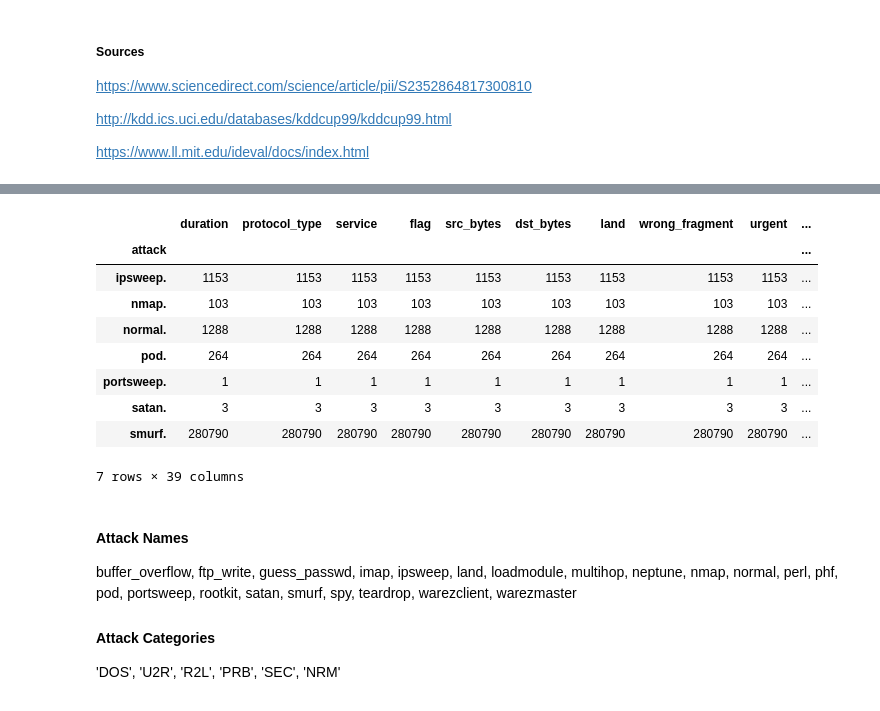
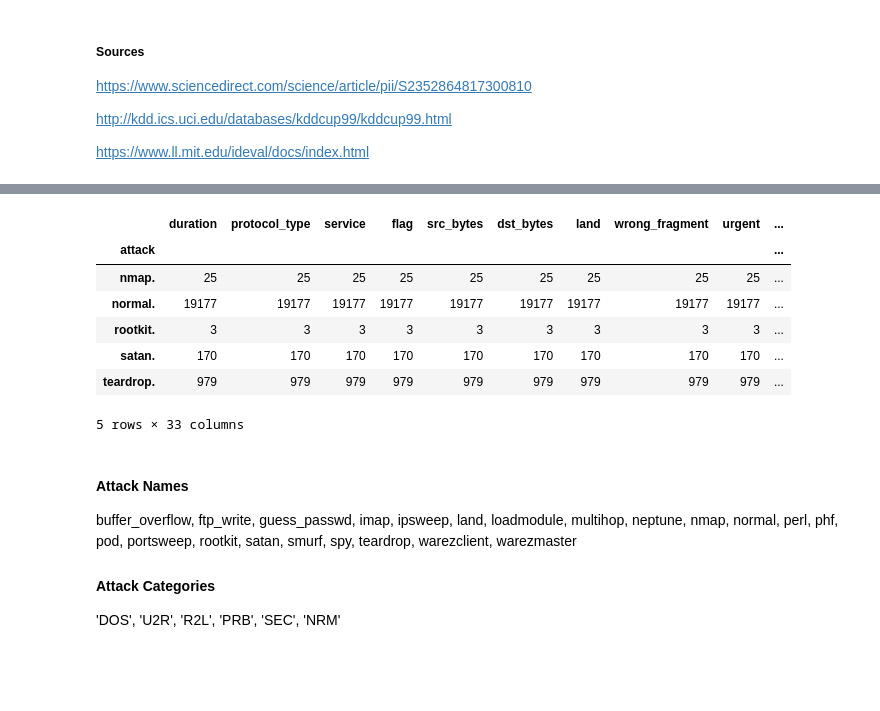
Before and after one commit to garrettjanderson/projects, a Jupyter notebook: cyberattacks.ipynb, the cells around one changed output, grey strips where cells are left out. Saved outputs shown, nothing was run; the diff lists cells and outputs as text; code cells hidden in the pictures; blank space fills up the shorter version.

```diff
--- a/cyberattacks.ipynb
+++ b/cyberattacks.ipynb
@@ -125,3 +107,7 @@ dtype: object
+# %%
+#Optional highly correlated cols to remove
+drop_cols = ['dst_host_count', 'dst_host_same_src_port_rate', 'srv_diff_host_rate','count','hot','logged_in']
+cyberdf.drop(drop_cols, axis = 1, inplace = True)
 # %%
 #create dfs for attack or not, attack category, attack name
 y_n_df = cyberdf.copy()
@@ -156,16 +156,14 @@ atk_cats_df.head()
 # %%
-cyberdf[cyberdf['protocol_type'] == 'icmp'].groupby(by = 'attack').count()
+cyberdf[cyberdf['protocol_type'] == 'udp'].groupby(by = 'attack').count()
 # %% [output]
 |  | duration | protocol_type | service | flag | src_bytes | dst_bytes | land | wrong_fragment | urgent | ... |
 | attack |  |  |  |  |  |  |  |  |  | ... |
-| ipsweep. | 1153 | 1153 | 1153 | 1153 | 1153 | 1153 | 1153 | 1153 | 1153 | ... |
-| nmap. | 103 | 103 | 103 | 103 | 103 | 103 | 103 | 103 | 103 | ... |
-| normal. | 1288 | 1288 | 1288 | 1288 | 1288 | 1288 | 1288 | 1288 | 1288 | ... |
-| pod. | 264 | 264 | 264 | 264 | 264 | 264 | 264 | 264 | 264 | ... |
-| portsweep. | 1 | 1 | 1 | 1 | 1 | 1 | 1 | 1 | 1 | ... |
-| satan. | 3 | 3 | 3 | 3 | 3 | 3 | 3 | 3 | 3 | ... |
-| smurf. | 280790 | 280790 | 280790 | 280790 | 280790 | 280790 | 280790 | 280790 | 280790 | ... |
+| nmap. | 25 | 25 | 25 | 25 | 25 | 25 | 25 | 25 | 25 | ... |
+| normal. | 19177 | 19177 | 19177 | 19177 | 19177 | 19177 | 19177 | 19177 | 19177 | ... |
+| rootkit. | 3 | 3 | 3 | 3 | 3 | 3 | 3 | 3 | 3 | ... |
+| satan. | 170 | 170 | 170 | 170 | 170 | 170 | 170 | 170 | 170 | ... |
+| teardrop. | 979 | 979 | 979 | 979 | 979 | 979 | 979 | 979 | 979 | ... |
-7 rows × 39 columns
+5 rows × 33 columns
 # %% [markdown]
 #### Attack Names
 buffer_overflow,
```
Also changed, not shown: parts of 30 cells of this notebook, 7 other files.
